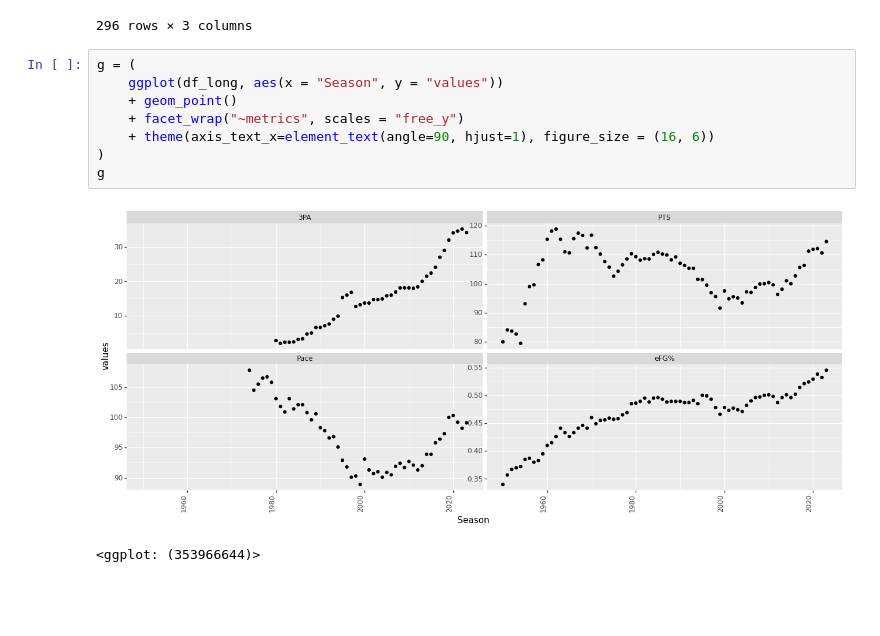
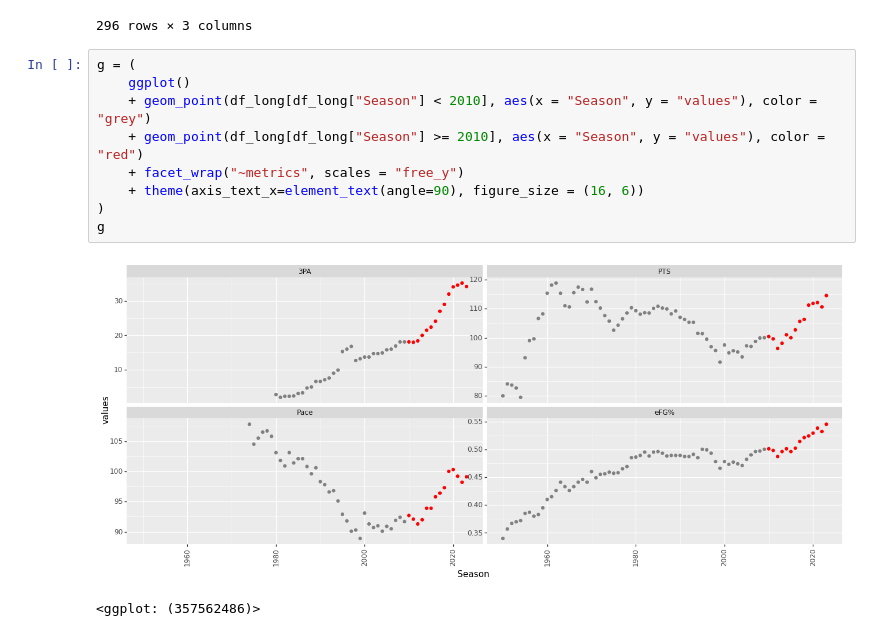
Before and after one commit to tz1211/DS105L-Project-404-Not-Found, a Jupyter notebook: Code/league_average_per_game.ipynb, the cells around one changed output. Drawn from its saved outputs; the diff is of its cells as text; blank space fills up the shorter version.

Commit message:
Visualisation league_avg_per_game

```diff
--- a/Code/league_average_per_game.ipynb
+++ b/Code/league_average_per_game.ipynb
@@ -68,12 +68,13 @@ df_long
 296 rows × 3 columns
 # %%
 g = (
-    ggplot(df_long, aes(x = "Season", y = "values"))
-    + geom_point()
+    ggplot()
+    + geom_point(df_long[df_long["Season"] < 2010], aes(x = "Season", y = "values"), color = "grey")
+    + geom_point(df_long[df_long["Season"] >= 2010], aes(x = "Season", y = "values"), color = "red")
     + facet_wrap("~metrics", scales = "free_y")
-    + theme(axis_text_x=element_text(angle=90, hjust=1), figure_size = (16, 6))
+    + theme(axis_text_x=element_text(angle=90), figure_size = (16, 6))
 )
 g
 # %% [output]
-[figure, old version]
+[figure, new version]
-<ggplot: (353966644)>
+<ggplot: (357562486)>
```
Also changed, not shown: 2 other files.
